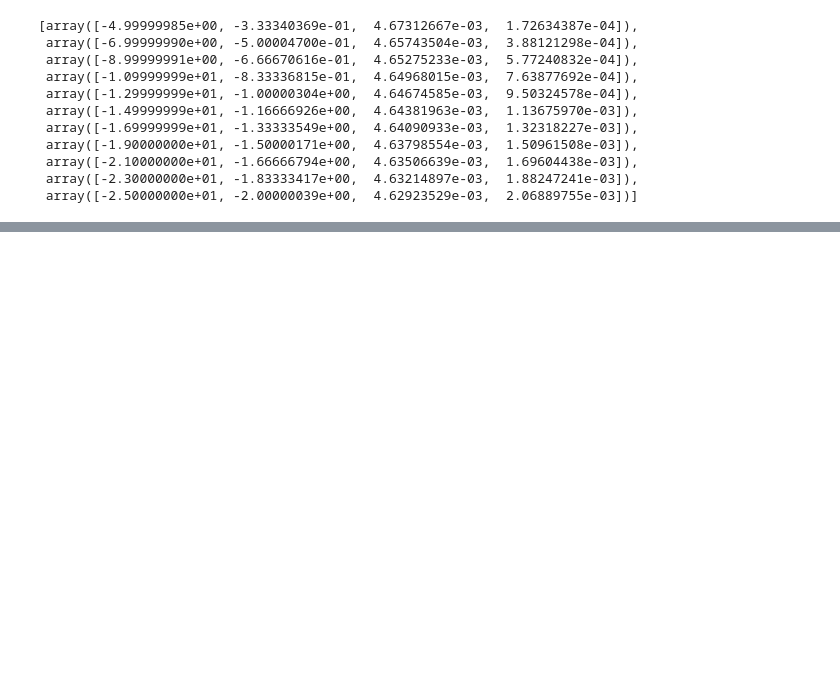
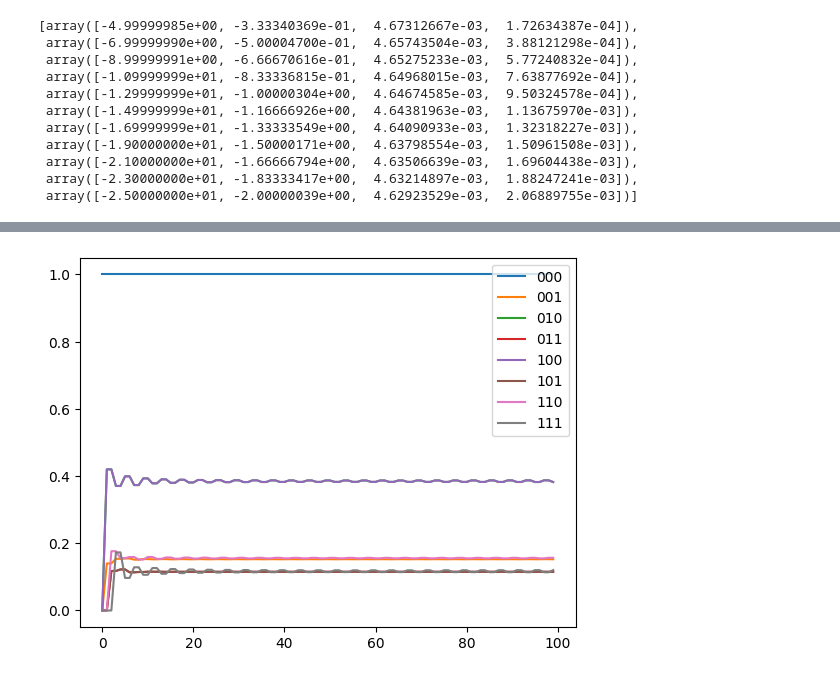
Before and after one commit to yiiyama/skqd_z2lgt, a Jupyter notebook: notebooks/perturbation.ipynb, the cells around one changed output, grey strips where cells are left out. Drawn from its saved outputs; the diff is of its cells as text; code cells hidden in the pictures; blank space fills up the shorter version.

```diff
--- a/notebooks/perturbation.ipynb
+++ b/notebooks/perturbation.ipynb
@@ -251,0 +277,30 @@ popts
+# %%
+pert_order = 100
+coeffs = np.zeros((pert_order, 2 ** nplaq))
+energies = np.zeros(pert_order)
+
+coeffs[0, 0] = 1.
+energies[0] = 2. * path0 - nlink
+
+powers = 1 << np.arange(nplaq)
+
+for order in range(1, pert_order):
+    if order % 2 == 0:
+        indices = np.bitwise_xor.outer(powers, powers)
+        energy_terms = np.sum(coeffs[order - 2][indices], axis=1)
+        for lord in range(1, order // 2):
+            energy_terms += energies[2 * lord] * coeffs[order - 2 * lord - 1, powers]
+        energies[order] = -np.sum(coeffs[1, powers] * energy_terms)
+    indices = np.bitwise_xor.outer(np.arange(2 ** nplaq), powers)
+    coeffs[order] += np.sum(coeffs[order - 1][indices], axis=1)
+    for lord in range(1, order // 2 + 1):
+        coeffs[order] += energies[2 * lord] * coeffs[order - 2 * lord]
+    coeffs[order, 1:] *= 1. / (2 * (path_lengths[1:] - path0))
+# %%
+fmt = '{:0%db}' % nplaq
+plt.plot(np.cumsum(coeffs * np.power(1., np.arange(pert_order))[:, None], axis=0), label=[fmt.format(i) for i in range(2 ** nplaq)])
+# plt.plot(np.arange(pert_order), np.cumsum(coeffs * np.power(1., np.arange(pert_order))[:, None], axis=0)[:, :8], label=[fmt.format(i) for i in range(8)])
+# plt.scatter(np.arange(pert_order), np.cumsum(coeffs * np.power(1., np.arange(pert_order))[:, None], axis=0)[:, 16])
+plt.legend();
+# %% [output]
+[figure, added]
```
Also changed, not shown: parts of 2 cells of this notebook, 15 other files.
